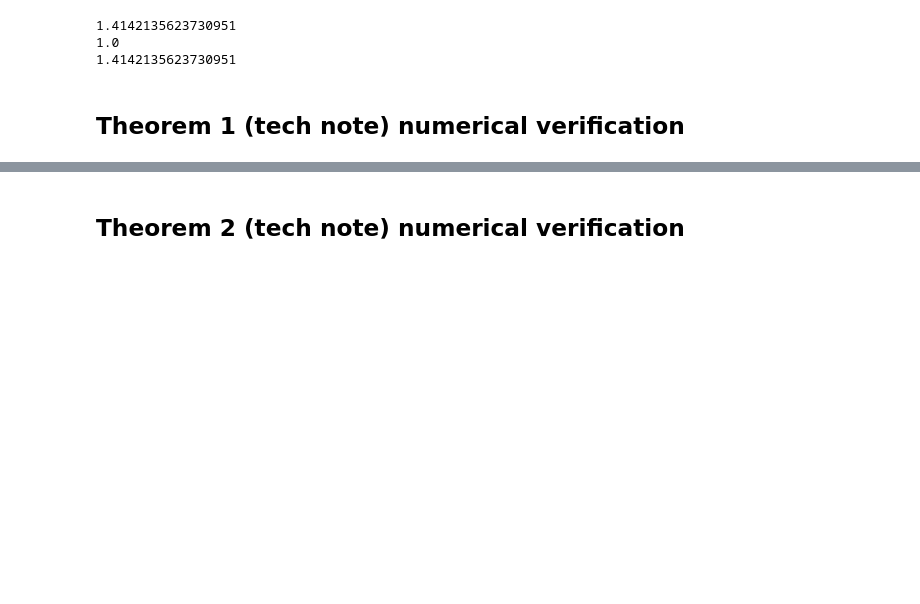
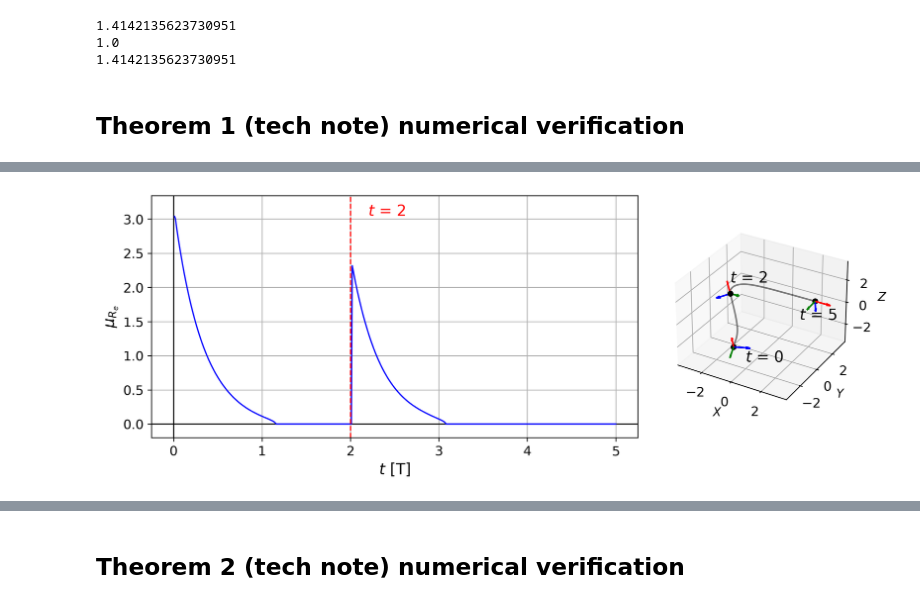
Before and after one commit to jesusBV20/source_seeking_3D, a Jupyter notebook: _simple_heading_control.ipynb, the cells around one changed output, grey strips where cells are left out. Drawn from its saved outputs; the diff is of its cells as text; code cells hidden in the pictures; blank space fills up the shorter version.

```diff
--- a/_simple_heading_control.ipynb
+++ b/_simple_heading_control.ipynb
@@ -109,9 +109,11 @@ sim_frame.plot_article_figure(lims=[-3.5,3.5])
 # %%
 # Initialise the simulation frame and launch the numerical simulation
-sim_frame = sim_thm1(tf=20, t2=8, wx=1*np.pi,
+sim_frame = sim_thm1(tf=5, t2=2, wx=3*np.pi, v=2, dt=1/100,
                      L1=np.array([[-1,1,1]])/np.sqrt(3), L2=np.array([[1,0,0]])/np.sqrt(1),
-                     fb_control=True, sim_kw={"kw":1}, arr_len=1)
+                     fb_control=True, sim_kw={"kw":3}, arr_len=1)
 sim_frame.numerical_simulation()
 
-# Plot the summary (initial + final state)
-sim_frame.plot_article_figure(lims=[-3.5,3.5])
+# Generate an animation of the whole simulation
+sim_frame.plot_article_figure(OUTPUT_FOLDER,lims=[-3.5,3.5])
+# %% [output]
+[figure, added]
```
Also changed, not shown: parts of 7 cells of this notebook, 4 other files.
